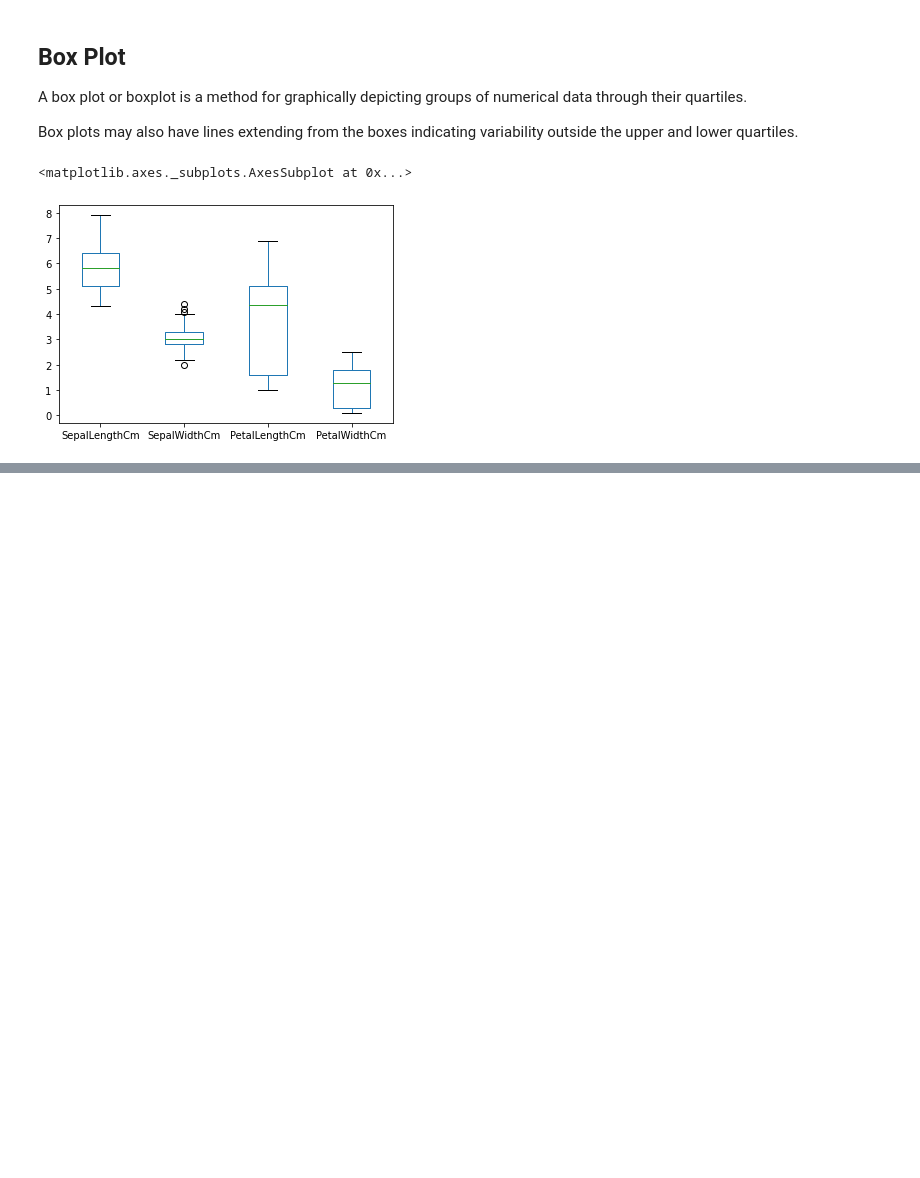
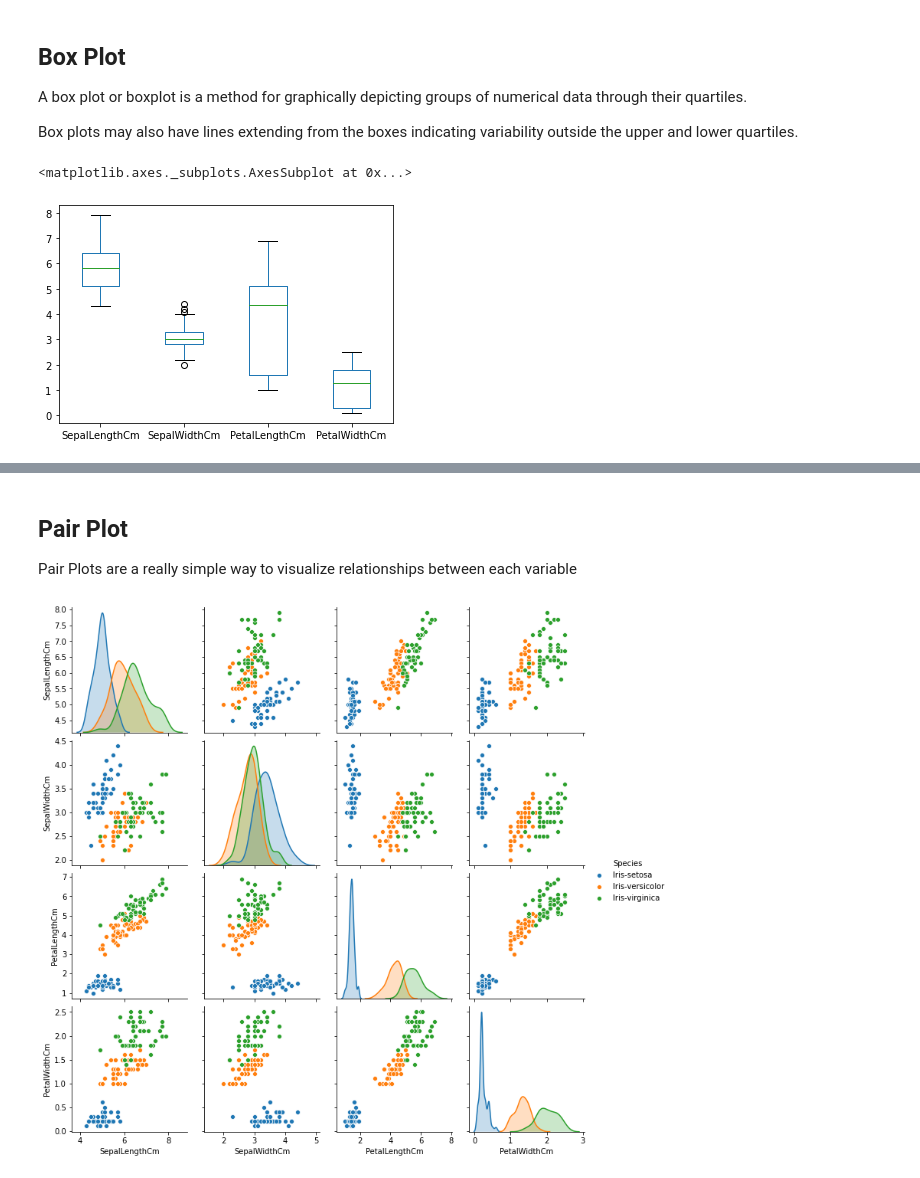
Before and after one commit to Nishidh25/Deeplearning-Models, a Jupyter notebook: iris_dataset_visualization.ipynb, the cells around one changed output, grey strips where cells are left out. Saved outputs shown, nothing was run; the diff lists cells and outputs as text; code cells hidden in the pictures; blank space fills up the shorter version.

```diff
--- a/iris_dataset_visualization.ipynb
+++ b/iris_dataset_visualization.ipynb
@@ -183,0 +196,8 @@ df.plot.box()
+# %% [markdown]
+## Pair Plot
+
+Pair Plots are a really simple way to visualize relationships between each variable
+# %%
+sns.pairplot(df,hue='Species');
+# %% [output]
+[figure, added]
```
Also changed, not shown: parts of 6 cells of this notebook.
